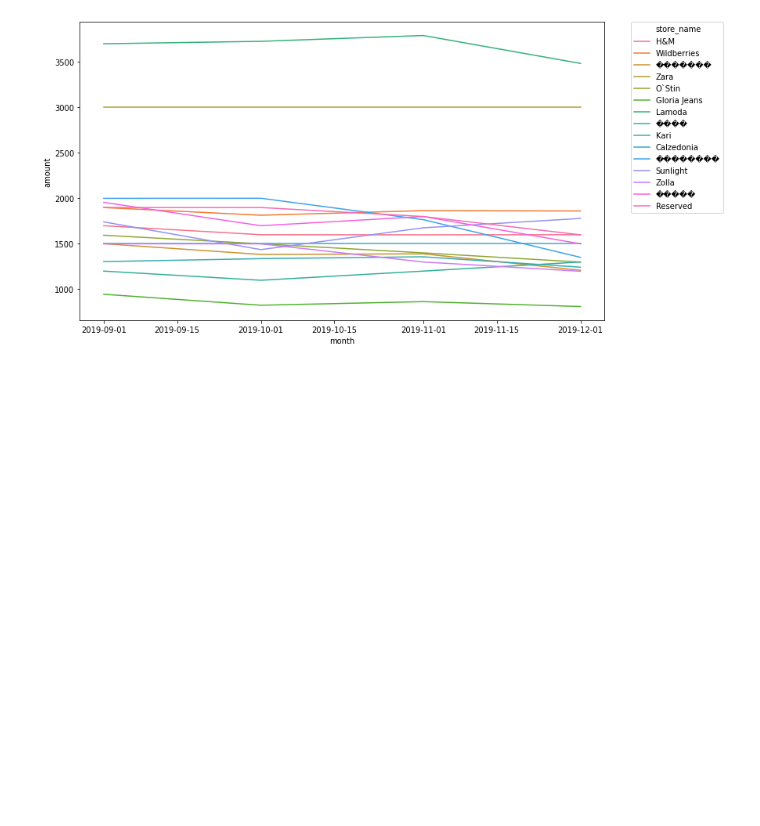
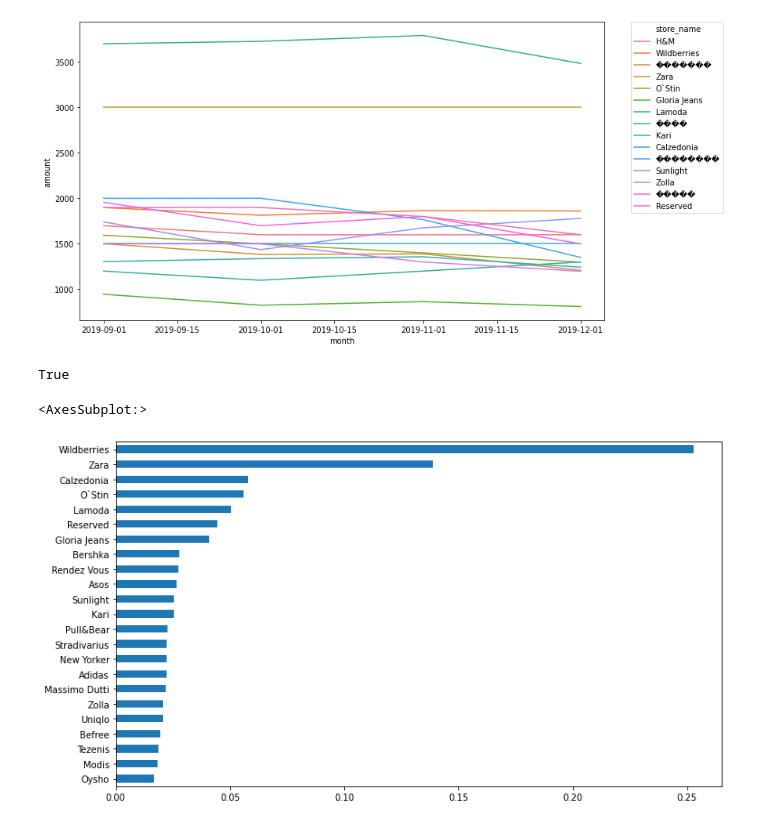
Before and after one commit to konst8888/Reifeissen_hackaton, a Jupyter notebook: analytics/Analysis_compare.ipynb, the cells around one changed output. Drawn from its saved outputs; the diff is of its cells as text; code cells hidden in the pictures; blank space fills up the shorter version.

```diff
--- a/analytics/Analysis_compare.ipynb
+++ b/analytics/Analysis_compare.ipynb
@@ -365,3 +368,7 @@ plt.legend(bbox_to_anchor=(1.05, 1), loc=2, borderaxespad=0.)
 # %% [output]
 <matplotlib.legend.Legend at 0x...>
 [figure]
+# %%
+'�' in df_plot.index[4]
+# %% [output]
+True
@@ -367,0 +377,9 @@ plt.legend(bbox_to_anchor=(1.05, 1), loc=2, borderaxespad=0.)
+# %%
+df_plot = df_trans[df_trans.cnum.isin(df_trans[df_trans.store_name == store_name].cnum)]
+df_plot = df_plot.store_name.value_counts()[1:30][::-1]
+df_plot = df_plot[['�' not in idx for idx in df_plot.index]]
+df_plot = df_plot / df_plot.sum()
+df_plot.plot.barh()
+# %% [output]
+<AxesSubplot:>
+[figure, added]
```
Also changed, not shown: parts of 5 cells of this notebook.
